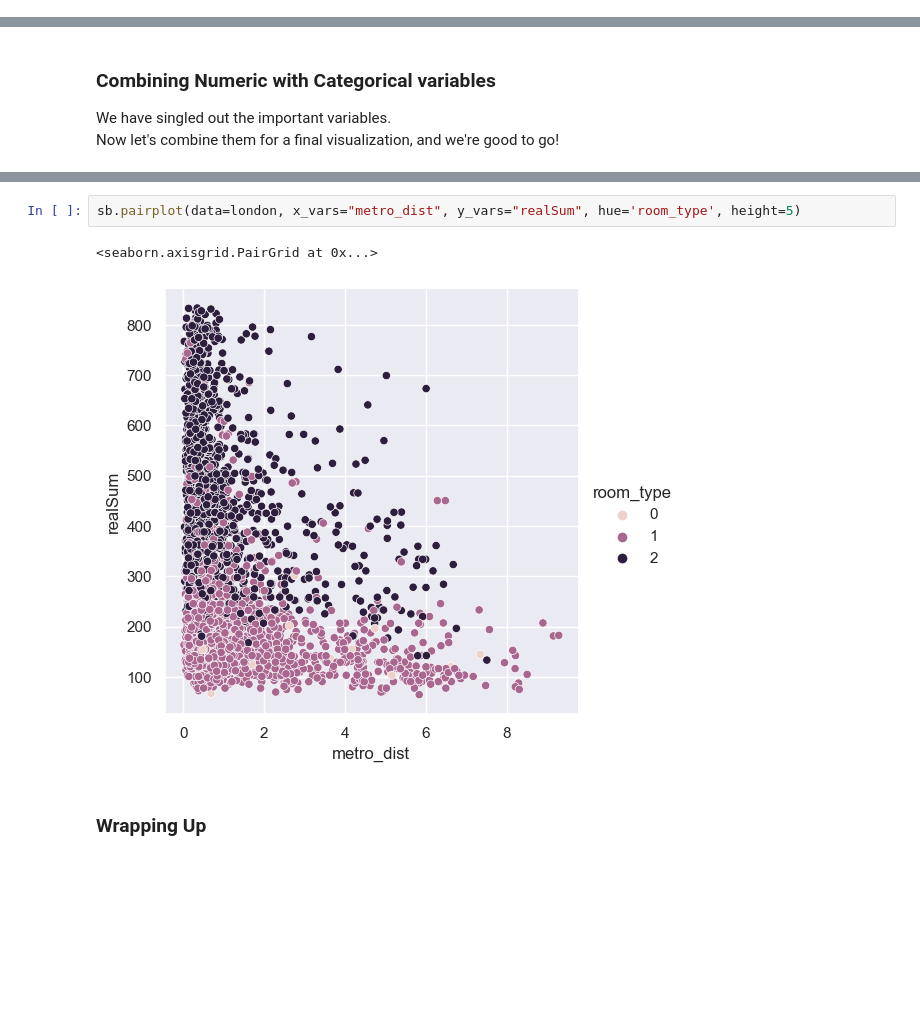
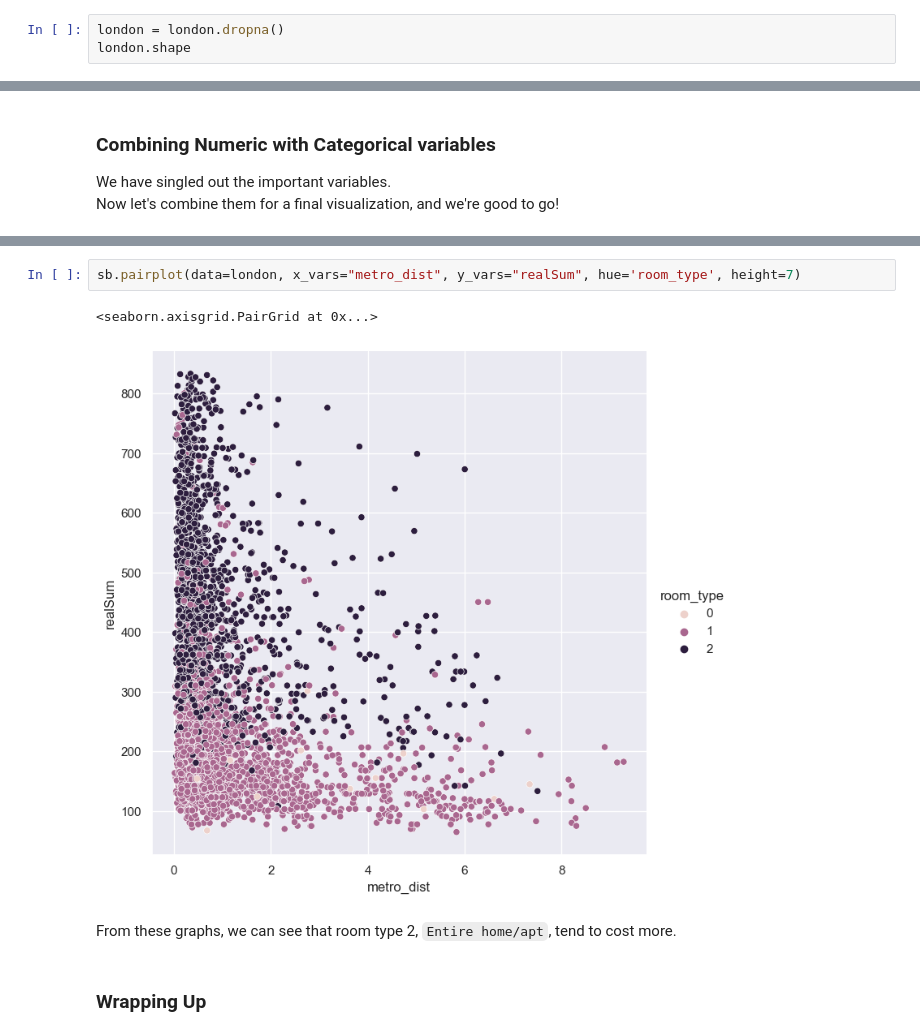
Before and after one commit to Revold1/SC1015-AirBNB, a Jupyter notebook: EDAcombined.ipynb, the cells around one changed output, grey strips where cells are left out. Saved outputs shown, nothing was run; the diff lists cells and outputs as text; blank space fills up the shorter version.

```diff
--- a/EDAcombined.ipynb
+++ b/EDAcombined.ipynb
@@ -102,0 +107,3 @@ print(london.isnull().any(axis=1).sum(), ' / ', len(london))
+# %%
+london = london.dropna()
+london.shape
@@ -277,8 +302,10 @@ sb.pairplot(data=london, x_vars="dist", y_vars="realSum", hue='room_type', heigh
 # %%
-sb.pairplot(data=london, x_vars="metro_dist", y_vars="realSum", hue='room_type', height=5)
+sb.pairplot(data=london, x_vars="metro_dist", y_vars="realSum", hue='room_type', height=7)
 # %% [output]
 <seaborn.axisgrid.PairGrid at 0x...>
-[figure, old version]
+[figure, new version]
+# %% [markdown]
+From these graphs, we can see that room type 2, `Entire home/apt`, tend to cost more.
 # %% [markdown]
 ### Wrapping Up
 # %% [markdown]
```
Also changed, not shown: parts of 8 cells of this notebook.
